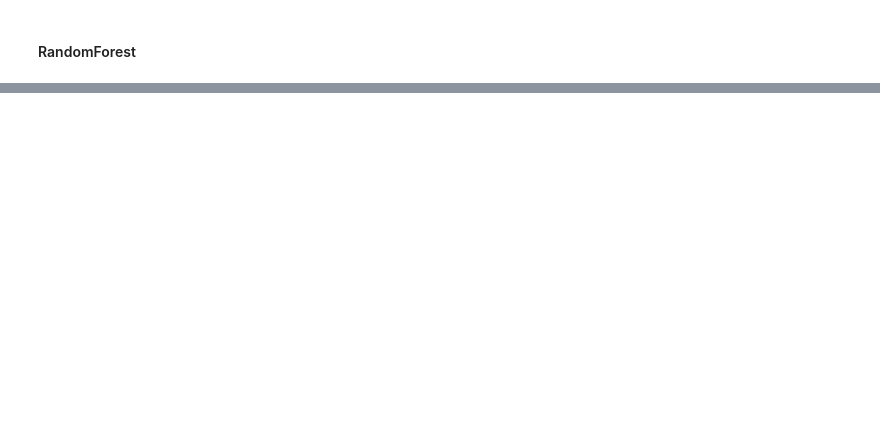
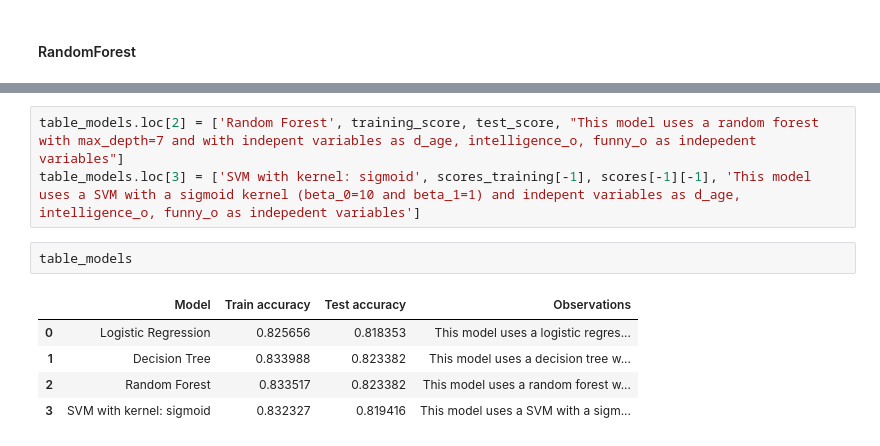
Before and after one commit to afrincon2/Machine_learning, a Jupyter notebook: Cross_Validation_LogisticRegression_and_Trees/Cross_validation.ipynb, the cells around one changed output, grey strips where cells are left out. Saved outputs shown, nothing was run; the diff lists cells and outputs as text; blank space fills up the shorter version.

```diff
--- a/Cross_Validation_LogisticRegression_and_Trees/Cross_validation.ipynb
+++ b/Cross_Validation_LogisticRegression_and_Trees/Cross_validation.ipynb
@@ -300,0 +357,11 @@ Accuracy:  0.8233815210559396
+# %%
+table_models.loc[2] = ['Random Forest', training_score, test_score, "This model uses a random forest with max_depth=7 and with indepent variables as d_age, intelligence_o, funny_o as indepedent variables"]
+table_models.loc[3] = ['SVM with kernel: sigmoid', scores_training[-1], scores[-1][-1], 'This model uses a SVM with a sigmoid kernel (beta_0=10 and beta_1=1) and indepent variables as d_age, intelligence_o, funny_o as indepedent variables']
+# %%
+table_models
+# %% [output]
+|  | Model | Train accuracy | Test accuracy | Observations |
+| 0 | Logistic Regression | 0.825656 | 0.818353 | This model uses a logistic regres... |
+| 1 | Decision Tree | 0.833988 | 0.823382 | This model uses a decision tree w... |
+| 2 | Random Forest | 0.833517 | 0.823382 | This model uses a random forest w... |
+| 3 | SVM with kernel: sigmoid | 0.832327 | 0.819416 | This model uses a SVM with a sigm... |
```
Also changed, not shown: parts of 7 cells of this notebook.
